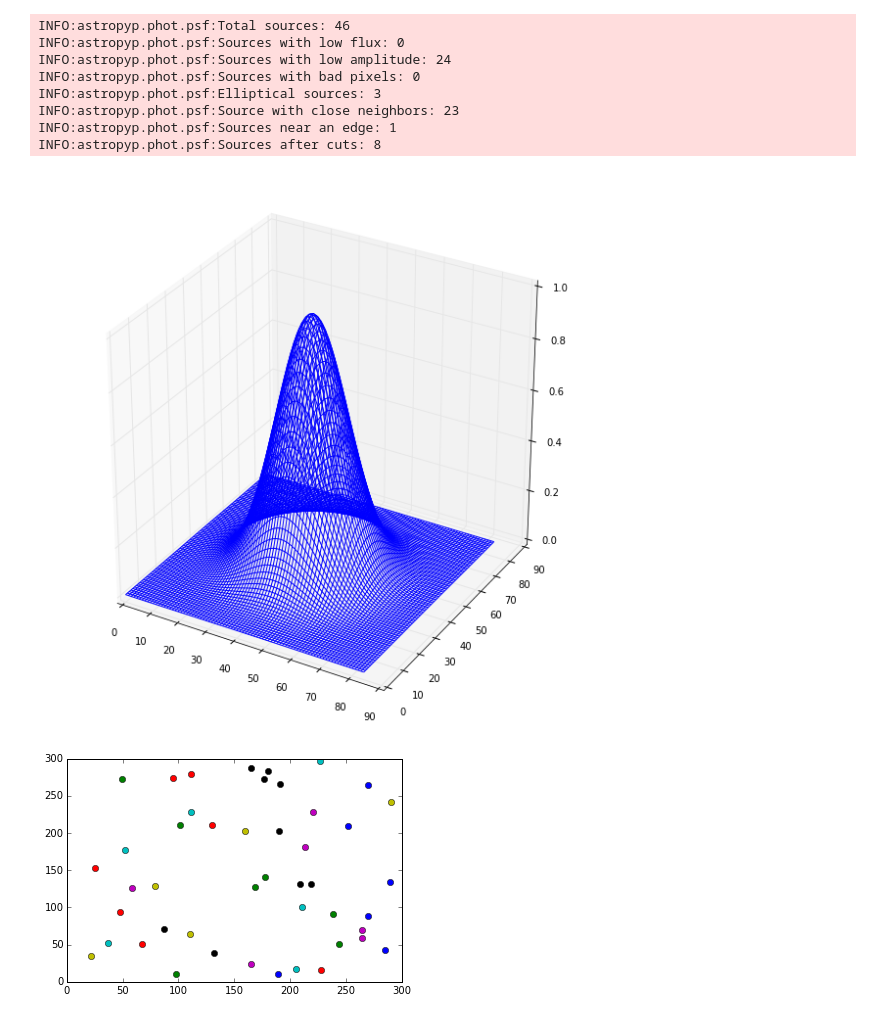
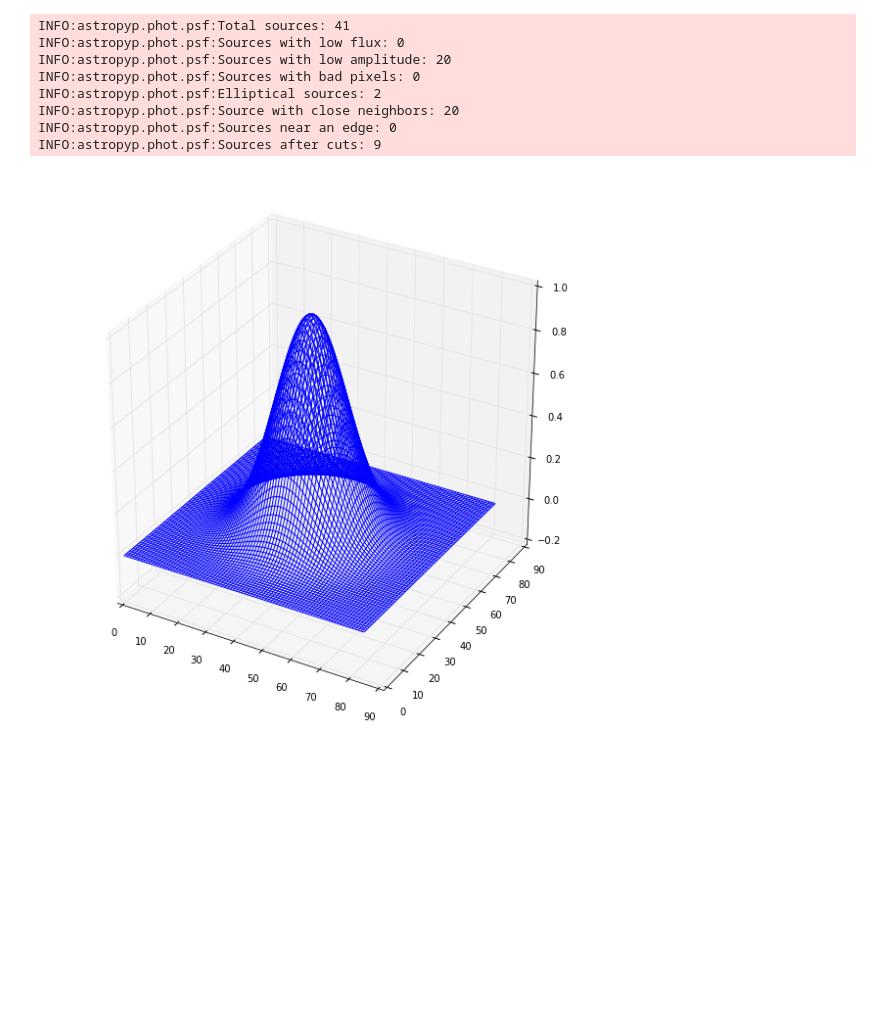
Before and after one commit to fred3m/astropyp, a Jupyter notebook: examples/test_psf.ipynb, the cells around one changed output. Saved outputs shown, nothing was run; the diff lists cells and outputs as text; code cells hidden in the pictures; blank space fills up the shorter version.

```diff
--- a/examples/test_psf.ipynb
+++ b/examples/test_psf.ipynb
@@ -17,7 +17,7 @@ def gaussian(amplitude, x, y, x0, y0, sigma_x, sigma_y):
 np.random.seed(1)
 
 src_count = 50
-objs = np.random.random((src_count,2))*290+10
+objs = np.random.random((src_count,2))*260+20
 #amplitudes = np.random.random((src_count,))*5000+100
 amplitudes = np.random.exponential(500,(src_count,))+100
 
@@ -25,8 +25,24 @@ Y,X = np.indices((300,300))
 noise = np.random.poisson(10000,X.size).reshape(X.shape)*1e-3
 data = noise
 for amp,obj_pos in zip(amplitudes, objs):
-    g = gaussian(amp,X,Y,obj_pos[1],obj_pos[0],5/2.355,5/2.355)
+    #g = gaussian(amp,X,Y,obj_pos[1],obj_pos[0],5/2.355,5/2.355)
+    g = gaussian(amp,X,Y,obj_pos[0],obj_pos[1],5/2.355,5/2.355)
+
     data += g
+# %%
+# Use psf instead
+Y,X = np.indices((300,300))
+noise = np.random.poisson(10000,X.size).reshape(X.shape)*1e-3
+data = noise
+radius = 10
+X = np.linspace(-radius,radius,2*radius+1)
+Y = np.linspace(-radius,radius,2*radius+1)
+X,Y = np.meshgrid(X,Y)
+g_psf = gaussian(1,X,Y,0,0,5/2.355,5/2.355)
+for amp,obj_pos in zip(amplitudes, objs):
+    idx1 = slice(obj_pos[1]-radius,obj_pos[1]+radius+1)
+    idx2 = slice(obj_pos[0]-radius,obj_pos[0]+radius+1)
+    data[idx1,idx2]=g_psf*amp
 # %%
 img = plt.imshow(data,cmap='afmhot',interpolation='none')
 norm = matplotlib.colors.Normalize(vmin=0, vmax=500)
@@ -49,39 +65,38 @@ conv_filter = np.array([
 ])
 
 # SExtractor 'extract' detection parameters
 sex_params = {
     'extract': {
         'thresh': 50,# *bkg.globalrms,
         #'err':,
         #'minarea': 5, # default
         'conv': conv_filter,
         #'deblend_nthresh': 32, #default
         'deblend_cont': 0.001,
         #'clean': True, #default
         #'clean_param': 1 #default
     },
     'kron_k': 2.5,
     'kron_min_radius': 3.5,
     'filter': conv_filter,
     'thresh': 1.5
 }
 
 ccd = astropyp.phot.phot.SingleImage(img=data, gain=4., exptime=30, aper_radius=8)
 ccd.detect_sources(sex_params)
 ccd.select_psf_sources(1000,500, badpix_flags=[])
 psf_array = ccd.create_psf()
 ccd.show_psf()
-psf_groups = ccd.create_psf_groups(verbose=True)
+#psf_groups = ccd.create_psf_groups(verbose=True)
 #good_idx = (ccd.catalog.sources['flags']==0) & (ccd.catalog.sources['peak']>100)
 #psf_flux = ccd.perform_psf_photometry(indices=good_idx)
 # %% [output]
-INFO:astropyp.phot.psf:Total sources: 46
+INFO:astropyp.phot.psf:Total sources: 41
 INFO:astropyp.phot.psf:Sources with low flux: 0
-INFO:astropyp.phot.psf:Sources with low amplitude: 24
+INFO:astropyp.phot.psf:Sources with low amplitude: 20
 INFO:astropyp.phot.psf:Sources with bad pixels: 0
-INFO:astropyp.phot.psf:Elliptical sources: 3
-INFO:astropyp.phot.psf:Source with close neighbors: 23
-INFO:astropyp.phot.psf:Sources near an edge: 1
-INFO:astropyp.phot.psf:Sources after cuts: 8
+INFO:astropyp.phot.psf:Elliptical sources: 2
+INFO:astropyp.phot.psf:Source with close neighbors: 20
+INFO:astropyp.phot.psf:Sources near an edge: 0
+INFO:astropyp.phot.psf:Sources after cuts: 9
-[figure, old version]
+[figure, new version]
-[figure, removed]
```
Also changed, not shown: parts of 7 cells of this notebook, 4 other files.
